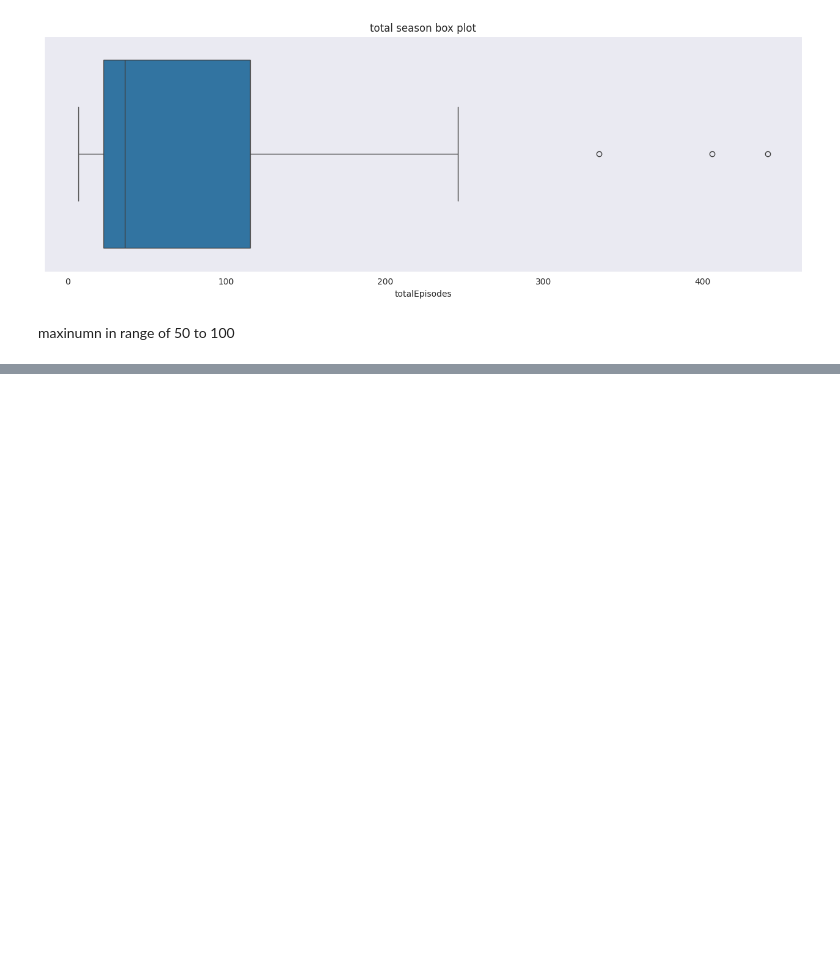
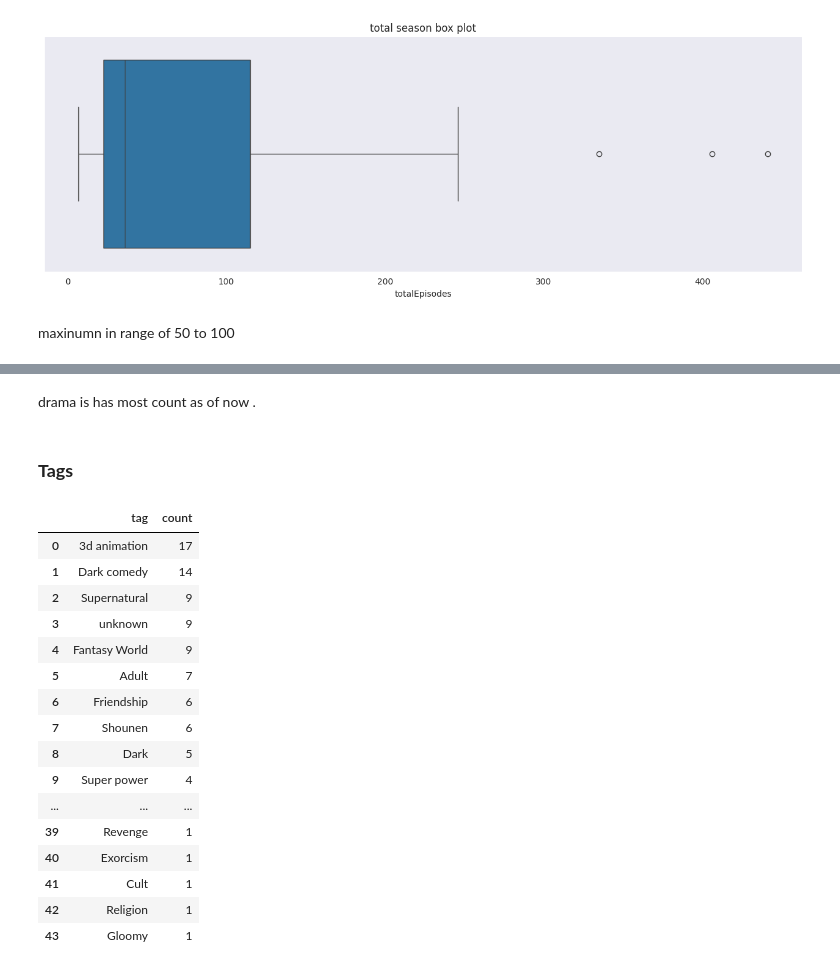
Before and after one commit to Shruthikshetty/media-logger-recommender, a Jupyter notebook: training_notebooks/tv_show_recommedation_model.ipynb, the cells around one changed output, grey strips where cells are left out. Drawn from its saved outputs; the diff is of its cells as text; code cells hidden in the pictures; blank space fills up the shorter version.

```diff
--- a/training_notebooks/tv_show_recommedation_model.ipynb
+++ b/training_notebooks/tv_show_recommedation_model.ipynb
@@ -326,0 +403,34 @@ maxinumn in range of 50  to 100
+# %% [markdown]
+drama is has most count as of now .
+# %% [markdown]
+### **Tags**
+# %%
+# Replace the empty array or the missing values with unknown as place holder
+tv_analysis["tags_filled"] = tv_analysis["tags"].apply(lambda x : x  if isinstance(x , list)  and len(x) > 0 else ["unknown"])
+
+# explode and count including the placeholder
+exploded_tags = tv_analysis["tags_filled"].explode()
+tags_counts = exploded_tags.value_counts()
+
+## convert to df
+tags_df = tags_counts.reset_index()
+tags_df.columns = ["tag" , 'count']
+tags_df
+# %% [output]
+|  | tag | count |
+| 0 | 3d animation | 17 |
+| 1 | Dark comedy | 14 |
+| 2 | Supernatural | 9 |
+| 3 | unknown | 9 |
+| 4 | Fantasy World | 9 |
+| 5 | Adult | 7 |
+| 6 | Friendship | 6 |
+| 7 | Shounen | 6 |
+| 8 | Dark | 5 |
+| 9 | Super power | 4 |
+| ... | ... | ... |
+| 39 | Revenge | 1 |
+| 40 | Exorcism | 1 |
+| 41 | Cult | 1 |
+| 42 | Religion | 1 |
+| 43 | Gloomy | 1 |
```
Also changed, not shown: parts of 11 cells of this notebook.
